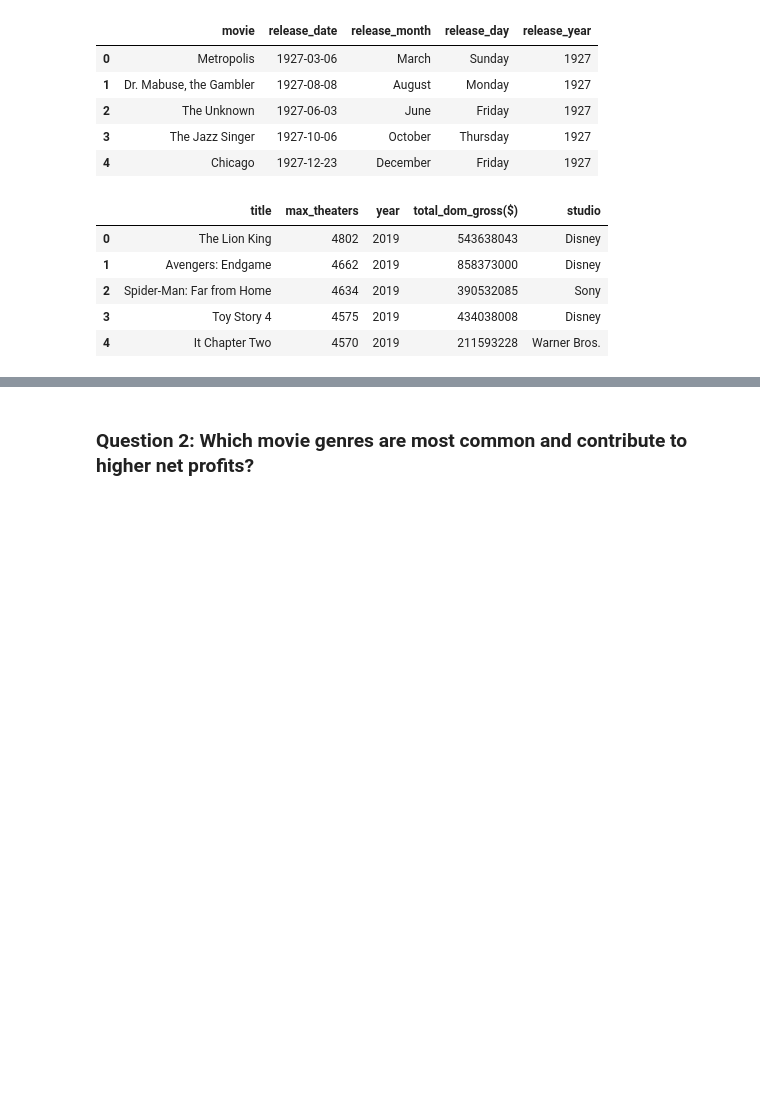
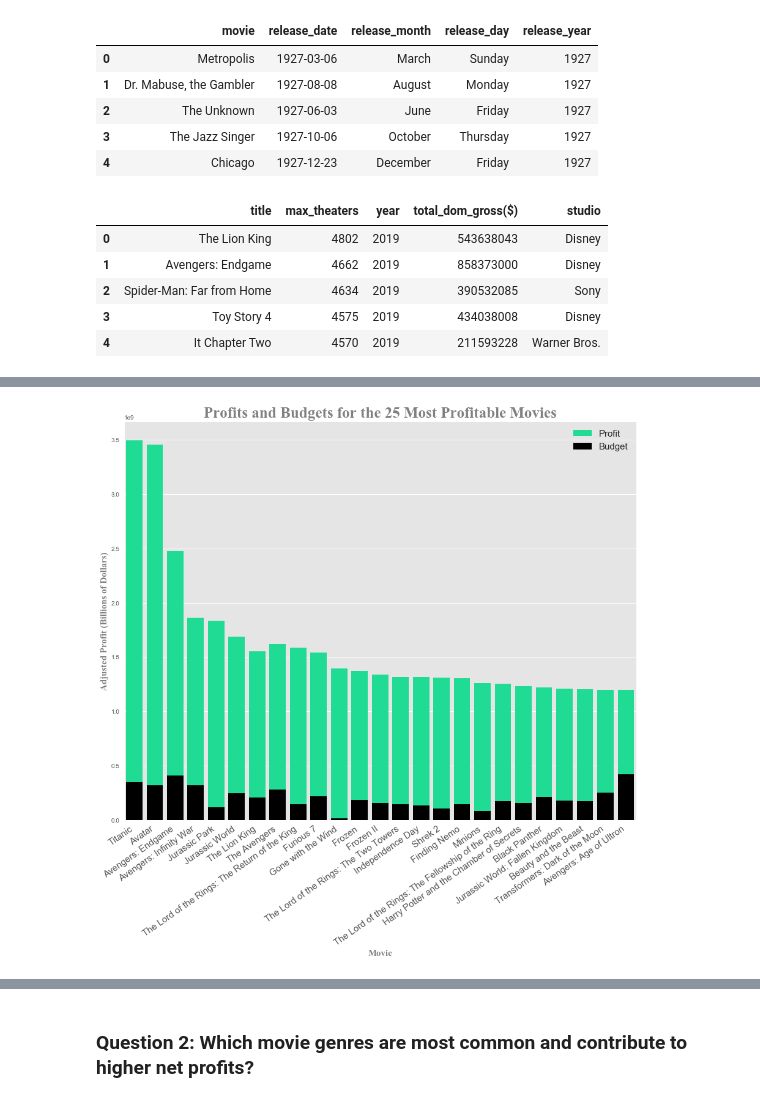
Before and after one commit to Amit1110/Movie-Industry-EDA, a Jupyter notebook: Movie EDA.ipynb, the cells around one changed output, grey strips where cells are left out. Cells and saved outputs as stored; diff of their text form; code cells hidden in the pictures; blank space fills up the shorter version.

```diff
--- a/Movie EDA.ipynb
+++ b/Movie EDA.ipynb
@@ -89,0 +150,14 @@ studio_df.head()
+# %%
+plt.figure(figsize=(15,12))
+sns.barplot(x=profitable_ranked_df.loc[0:25, 'Movie'],y=profitable_ranked_df.loc[0:25, 'Adjusted_Profit'],
+            color='mediumspringgreen', label='Profit', ci=None)
+sns.barplot(x=profitable_ranked_df.loc[0:25, 'Movie'],y=profitable_ranked_df.loc[0:25, 'Adjusted_Budget'],
+            color='black', label='Budget', ci=None)
+plt.xlabel('Movie', fontdict = {'fontname': 'Times New Roman', 'color': 'gray', 'fontsize' : '15'})
+plt.title("Profits and Budgets for the 25 Most Profitable Movies", fontdict = {'fontname': 'Times New Roman', 'color': 'gray', 'fontsize' : '25'})
+plt.ylabel('Adjusted Profit (Billions of Dollars)', fontdict = {'fontname': 'Times New Roman', 'color': 'gray', 'fontsize' : '15'})
+plt.xticks(rotation=35, horizontalalignment='right', fontsize=15)
+plt.legend(loc='best', fontsize=15)
+plt.savefig('ProfitBudgetTop25', dpi=300);
+# %% [output]
+[figure, added]
```
Also changed, not shown: parts of 33 cells of this notebook, 7 other files.
